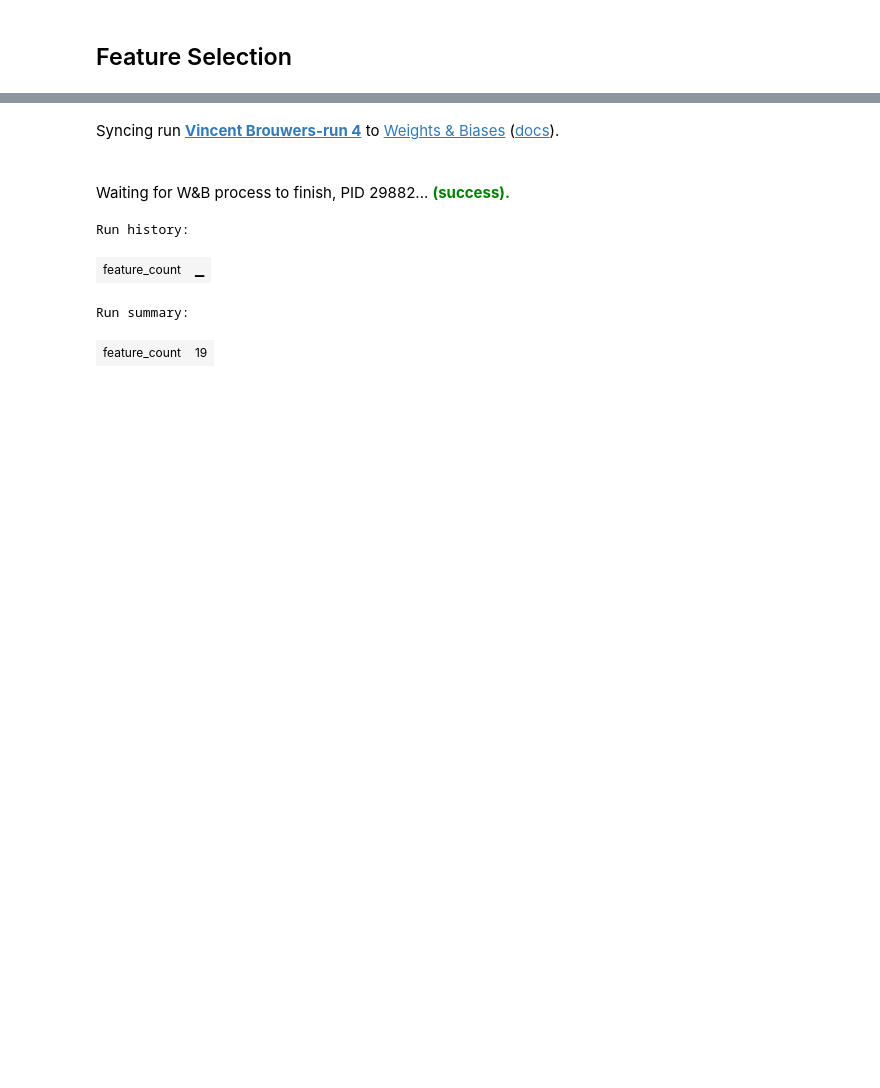
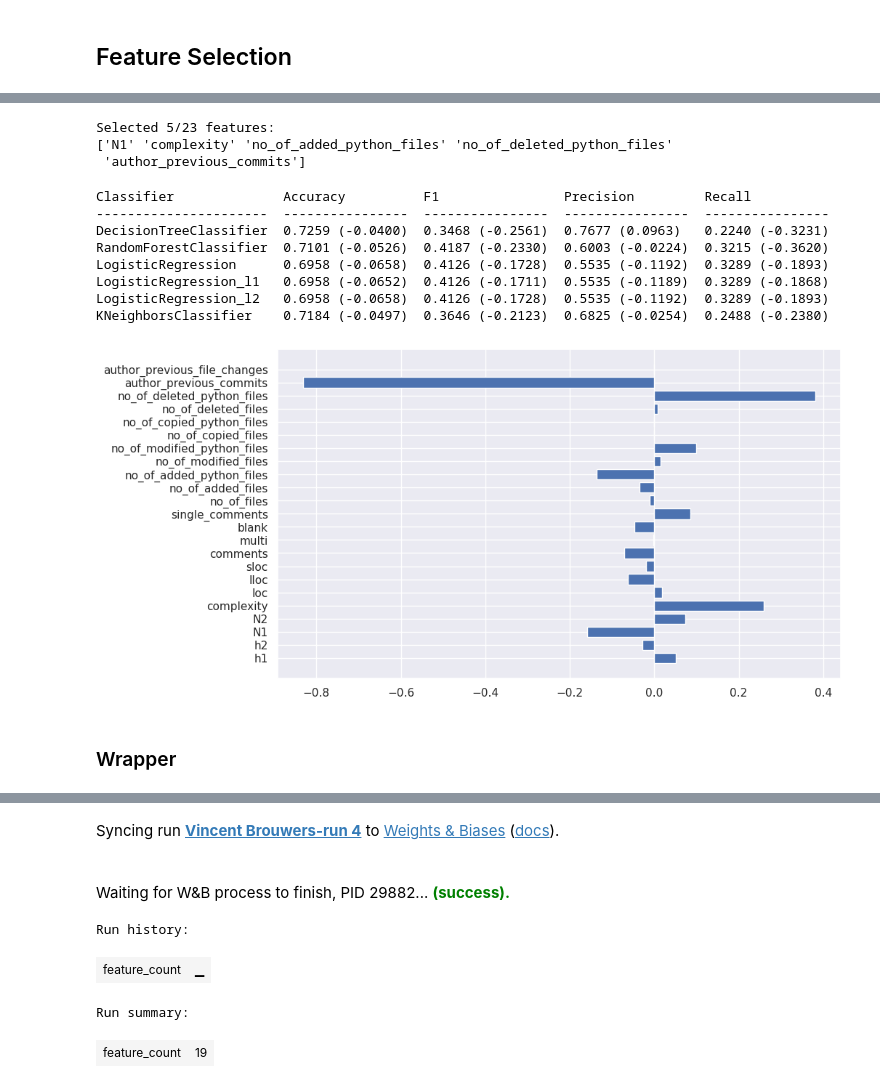
Before and after one commit to Vinno97/hackathon-itea-feature-selection, a Jupyter notebook: Feature Selection.ipynb, the cells around one changed output, grey strips where cells are left out. Cells and saved outputs as stored; diff of their text form; code cells hidden in the pictures; blank space fills up the shorter version.

Commit message:
Fix scoring table and add more selection methods with description

```diff
--- a/Feature Selection.ipynb
+++ b/Feature Selection.ipynb
@@ -96,13 +103,14 @@ classifiers = [
         (LogisticRegression(max_iter=1000, class_weight="balanced"), ),
         (LogisticRegression(max_iter=1000, penalty="l1", solver="liblinear", class_weight="balanced"), "_l1"),
         (LogisticRegression(max_iter=1000, penalty="l2", class_weight="balanced"), "_l2"),
+        (KNeighborsClassifier(n_neighbors=15), )
     ]
 classifiers = [(c[0], c[0].__class__.__name__ + (c[1] if len(c) > 1 else "")) for c in classifiers]
 # %%
 baseline = None
 
 def test_classifier(clf, feature_indices):
-    if not feature_indices:
+    if feature_indices is None or len(feature_indices) == 0:
         feature_indices = list(range(X_train.shape[1]))
     clf.fit(X_train[:, feature_indices], y_train)
 
@@ -122,15 +130,15 @@ def test_selection(feature_indices, compare=True, log=True, log_wandb=False):
     kwargs = dict(feature_indices=feature_indices, log=False, log_wandb=False)
 
     scores = {}
-    table = []
+    table_rows = []
     for classifier, name in tqdm(classifiers, smoothing=0):
         scores_ = test_classifier(classifier, feature_indices=feature_indices)[0]
         scores[name] = scores_
 
-        fmt = {m: f"{s:0.4f}" + (f"{baseline[name][m]:0.4f}" if compare else "") for m, s in scores_.items()}
-        table.append(fmt)
+        row = [name]
+        row += [f"{s:0.4f}" + (f"{baseline[name][m]:0.4f}" if compare else "") for m, s in scores_.items()]
 
-
+        table_rows.append(row)
 
     # for n_score, b_score in zip(scores, baseline or range(len(scores))):
 
@@ -140,12 +148,11 @@ def test_selection(feature_indices, compare=True, log=True, log_wandb=False):
     #         n_score = [f"{n:0.4f} ({n - b:.04f})" for n, b in zip(n_score, b_score)]
 
     #     table.append([name, *n_score])
-
-    print(table)
+    # return table
+    # print(table)
     # print(tabulate(table, headers=["Classifier", "Accuracy", "F1", "Precision", "Recall"]))
-    tabulate(table, headers="key")
+    # tabulate(table, headers="key")
+    print(tabulate(table_rows, headers=["Classifier", *scores_.keys()]))
 
 
     return scores
-
-baseline = test_selection(None, compare=False)
@@ -252,0 +298,30 @@ A simple method to filter out superfluous features, is to remove ones with a low
+# %%
+from sklearn.feature_selection import SelectFromModel
+
+plt.figure(figsize=(10, 6))
+
+# clf1 = RandomForestClassifier(n_estimators=200).fit(X_train, y_train)
+# plt.barh(feature_names, clf1.feature_importances_)
+# selector = SelectFromModel(clf1, threshold="1.5 * mean", prefit=True)
+
+clf2 = LogisticRegression(max_iter=1000).fit(X_train, y_train)
+plt.barh(feature_names, clf2.coef_.flatten())
+selector = SelectFromModel(clf2, threshold="1 * mean", prefit=True)
+
+
+test_selector(selector)
+# %% [output]
+Selected 5/23 features:
+['N1' 'complexity' 'no_of_added_python_files' 'no_of_deleted_python_files'
+ 'author_previous_commits']
+Classifier              Accuracy          F1                Precision         Recall
+----------------------  ----------------  ----------------  ----------------  ----------------
+DecisionTreeClassifier  0.7259 (-0.0400)  0.3468 (-0.2561)  0.7677 (0.0963)   0.2240 (-0.3231)
+RandomForestClassifier  0.7101 (-0.0526)  0.4187 (-0.2330)  0.6003 (-0.0224)  0.3215 (-0.3620)
+LogisticRegression      0.6958 (-0.0658)  0.4126 (-0.1728)  0.5535 (-0.1192)  0.3289 (-0.1893)
+LogisticRegression_l1   0.6958 (-0.0652)  0.4126 (-0.1711)  0.5535 (-0.1189)  0.3289 (-0.1868)
+LogisticRegression_l2   0.6958 (-0.0658)  0.4126 (-0.1728)  0.5535 (-0.1192)  0.3289 (-0.1893)
+KNeighborsClassifier    0.7184 (-0.0497)  0.3646 (-0.2123)  0.6825 (-0.0254)  0.2488 (-0.2380)
+[figure, added]
+# %% [markdown]
+### Wrapper
```
Also changed, not shown: parts of 27 cells of this notebook.
